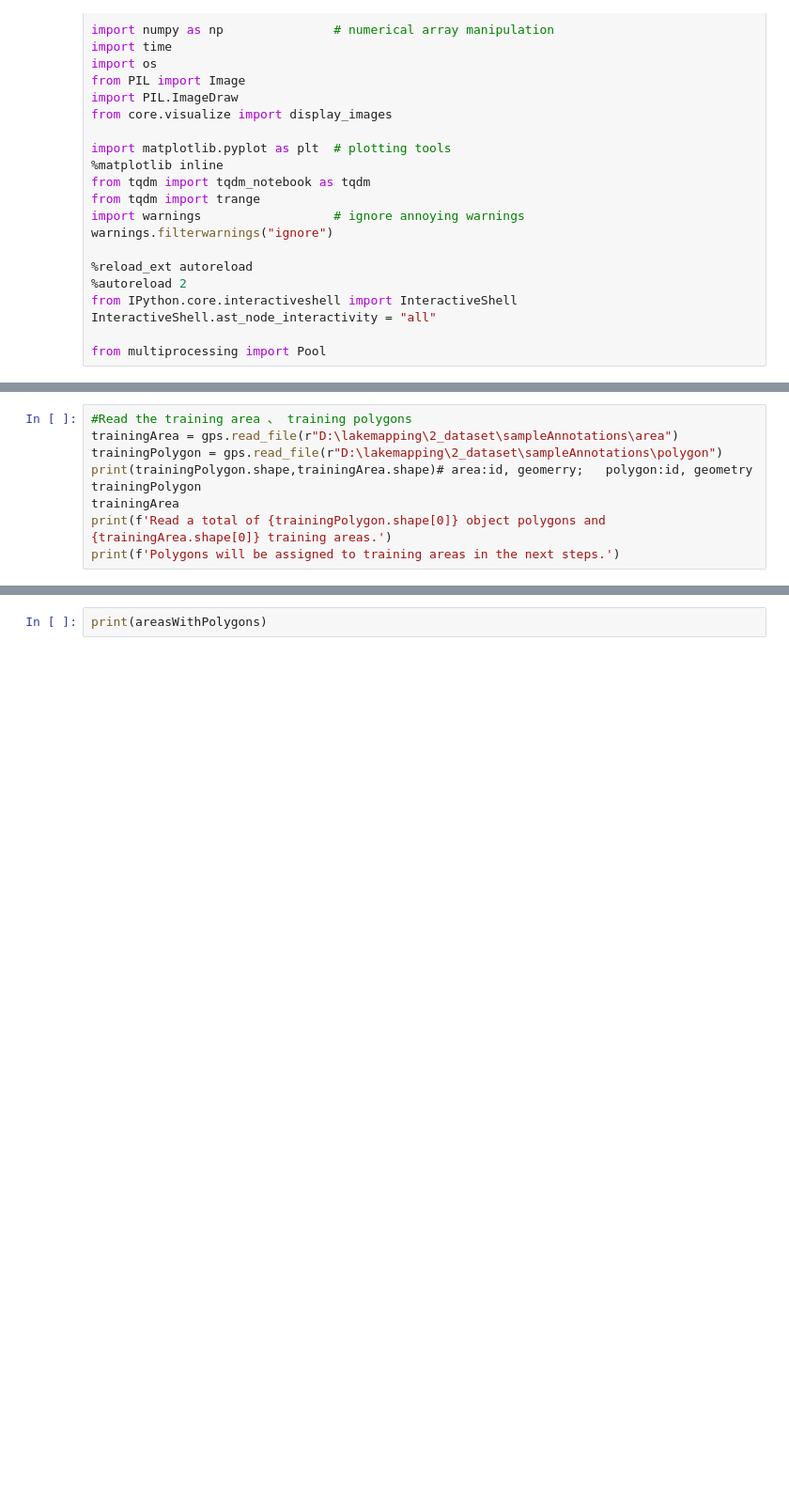
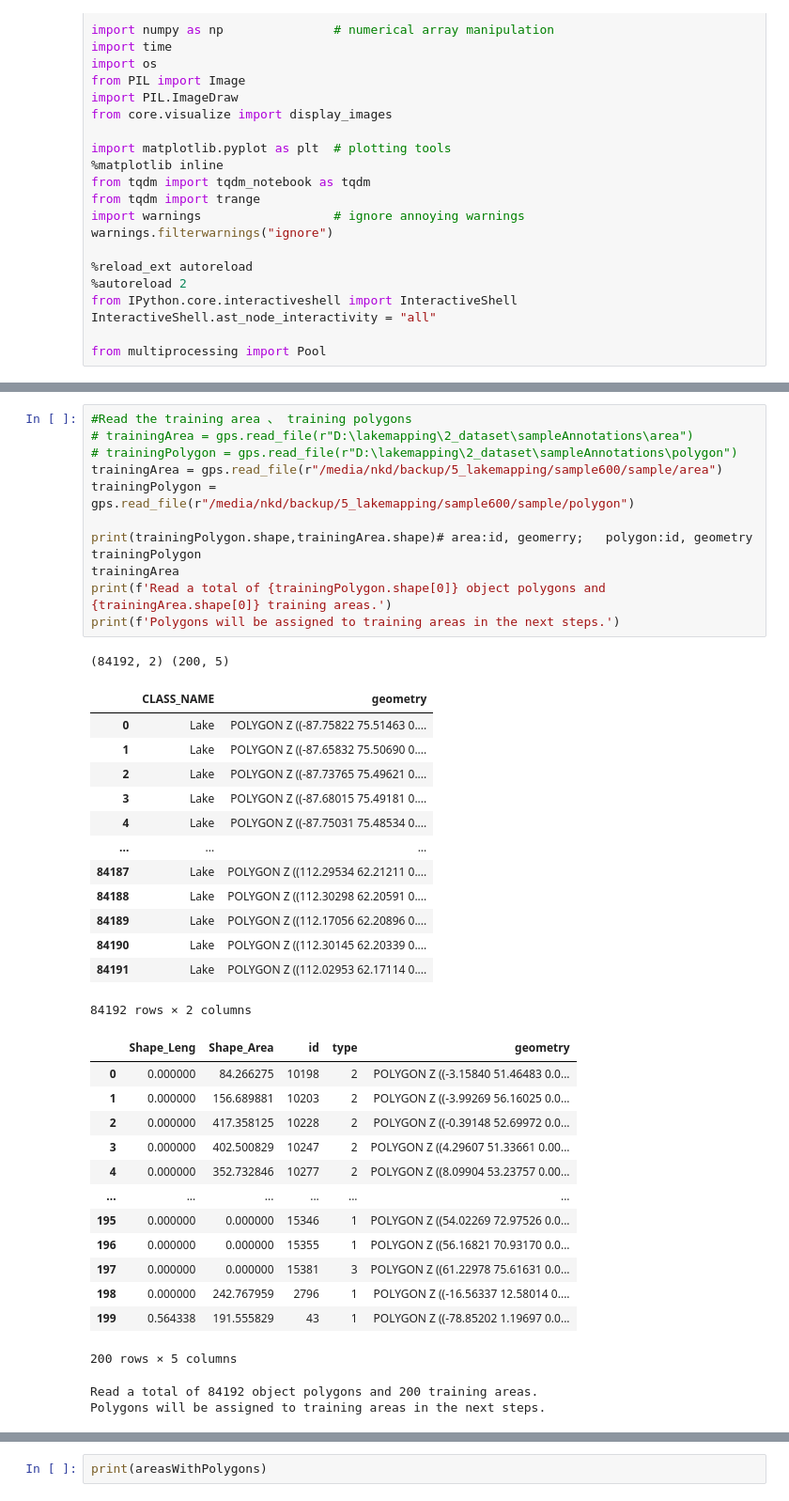
Before and after one commit to beihuihu/U_Net, a Jupyter notebook: notebooks/1-Preprocessing-name.ipynb, the cells around one changed output, grey strips where cells are left out. Shown at 94% size. Drawn from its saved outputs; the diff is of its cells as text; blank space fills up the shorter version.

Commit message:
Train Model
use 5 bands, batch size 32, sample 600

```diff
--- a/notebooks/1-Preprocessing-name.ipynb
+++ b/notebooks/1-Preprocessing-name.ipynb
@@ -57,12 +66,45 @@ for i in range(0,type_num):
 # %%
 #Read the training area 、 training polygons
-trainingArea = gps.read_file(r"D:\lakemapping\2_dataset\sampleAnnotations\area")
-trainingPolygon = gps.read_file(r"D:\lakemapping\2_dataset\sampleAnnotations\polygon")
+# trainingArea = gps.read_file(r"D:\lakemapping\2_dataset\sampleAnnotations\area")
+# trainingPolygon = gps.read_file(r"D:\lakemapping\2_dataset\sampleAnnotations\polygon")
+trainingArea = gps.read_file(r"/media/nkd/backup/5_lakemapping/sample600/sample/area")
+trainingPolygon = gps.read_file(r"/media/nkd/backup/5_lakemapping/sample600/sample/polygon")
+
 print(trainingPolygon.shape,trainingArea.shape)# area:id, geomerry;   polygon:id, geometry
 trainingPolygon
 trainingArea
 print(f'Read a total of {trainingPolygon.shape[0]} object polygons and {trainingArea.shape[0]} training areas.')
 print(f'Polygons will be assigned to training areas in the next steps.')
+# %% [output]
+(84192, 2) (200, 5)
+|  | CLASS_NAME | geometry |
+| 0 | Lake | POLYGON Z ((-87.75822 75.51463 0.... |
+| 1 | Lake | POLYGON Z ((-87.65832 75.50690 0.... |
+| 2 | Lake | POLYGON Z ((-87.73765 75.49621 0.... |
+| 3 | Lake | POLYGON Z ((-87.68015 75.49181 0.... |
+| 4 | Lake | POLYGON Z ((-87.75031 75.48534 0.... |
+| ... | ... | ... |
+| 84187 | Lake | POLYGON Z ((112.29534 62.21211 0.... |
+| 84188 | Lake | POLYGON Z ((112.30298 62.20591 0.... |
+| 84189 | Lake | POLYGON Z ((112.17056 62.20896 0.... |
+| 84190 | Lake | POLYGON Z ((112.30145 62.20339 0.... |
+| 84191 | Lake | POLYGON Z ((112.02953 62.17114 0.... |
+84192 rows × 2 columns
+|  | Shape_Leng | Shape_Area | id | type | geometry |
+| 0 | 0.000000 | 84.266275 | 10198 | 2 | POLYGON Z ((-3.15840 51.46483 0.0... |
+| 1 | 0.000000 | 156.689881 | 10203 | 2 | POLYGON Z ((-3.99269 56.16025 0.0... |
+| 2 | 0.000000 | 417.358125 | 10228 | 2 | POLYGON Z ((-0.39148 52.69972 0.0... |
+| 3 | 0.000000 | 402.500829 | 10247 | 2 | POLYGON Z ((4.29607 51.33661 0.00... |
+| 4 | 0.000000 | 352.732846 | 10277 | 2 | POLYGON Z ((8.09904 53.23757 0.00... |
+| ... | ... | ... | ... | ... | ... |
+| 195 | 0.000000 | 0.000000 | 15346 | 1 | POLYGON Z ((54.02269 72.97526 0.0... |
+| 196 | 0.000000 | 0.000000 | 15355 | 1 | POLYGON Z ((56.16821 70.93170 0.0... |
+| 197 | 0.000000 | 0.000000 | 15381 | 3 | POLYGON Z ((61.22978 75.61631 0.0... |
+| 198 | 0.000000 | 242.767959 | 2796 | 1 | POLYGON Z ((-16.56337 12.58014 0.... |
+| 199 | 0.564338 | 191.555829 | 43 | 1 | POLYGON Z ((-78.85202 1.19697 0.0... |
+200 rows × 5 columns
+Read a total of 84192 object polygons and 200 training areas.
+Polygons will be assigned to training areas in the next steps.
 # %%
 # Check if the training areas and the training polygons have the same crs
 if trainingArea.crs  != trainingPolygon.crs:
```
Also changed, not shown: parts of 7 cells of this notebook, 30 other files.
